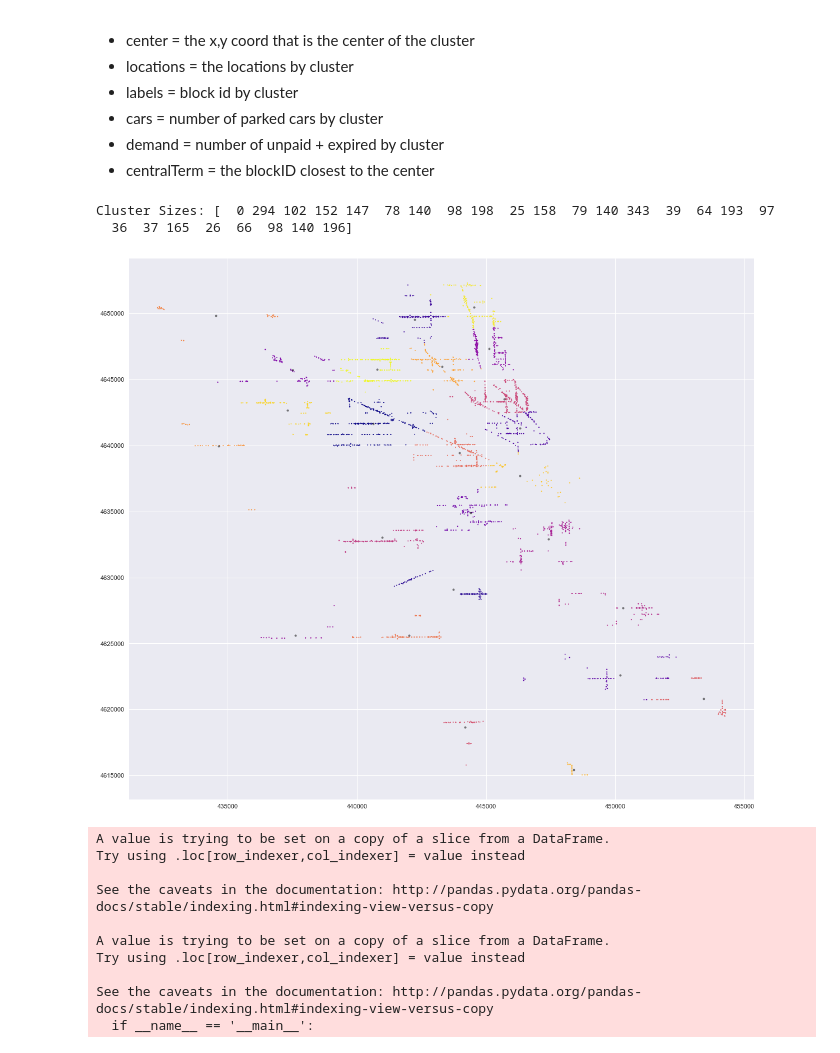
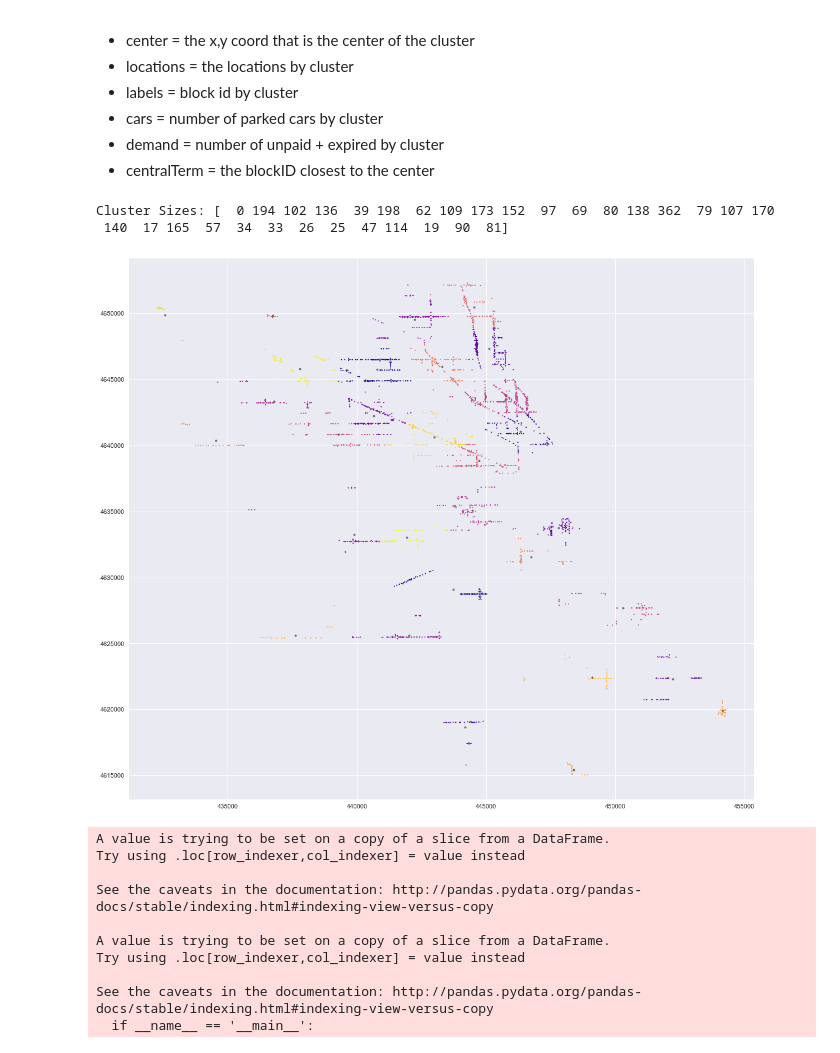
Before and after one commit to jswortz/Google-OR-Example, a Jupyter notebook: CPM Optimization March 2018.ipynb, the cells around one changed output. Saved outputs shown, nothing was run; the diff lists cells and outputs as text; code cells hidden in the pictures.

```diff
--- a/CPM Optimization March 2018.ipynb
+++ b/CPM Optimization March 2018.ipynb
@@ -10,6 +10,7 @@
 ## Data is from March 2017 to March 2018
 # %%
 import csv
+import numpy as np
 demands = []
 labels = []
 locations = []
@@ -18,7 +19,7 @@ limiter = 9999999
 counter = 0
 cars = []
 megaCluster = []
-with open('Routing Data_2_031518_XY_MegaCluster.csv', 'rb') as csvfile:
+with open('3.16.Data.csv', 'rb') as csvfile:
     reader = csv.reader(csvfile, delimiter=',')
     for row in reader:
         if counter < limiter: #this is just a cap to QA the model with fewer locations
@@ -26,13 +27,13 @@ with open('Routing Data_2_031518_XY_MegaCluster.csv', 'rb') as csvfile:
                 firstLine = False
             else:
                 latLong = []
-                latLong.append(float(row[21]))
-                latLong.append(float(row[22]))
+                latLong.append(float(row[23]))
+                latLong.append(float(row[24]))
                 locations.append(latLong)
                 labels.append(row[1])
-                demands.append(float(row[24]))
-                cars.append(float(row[25]))
-                megaCluster.append(int(row[23]))
+                demands.append(float(row[26]))
+                cars.append(float(row[27]))
+                megaCluster.append(int(row[25]))
                 counter+=1
 
 
@@ -172,7 +173,7 @@ fullData = {'locations': locations, 'labels': labels, 'cars': cars, 'demands': d
 fullDS = pd.DataFrame.from_dict(fullData)
 
 
-nClusters = 25
+nClusters = 30
 
 kData ={key: {'center': None, 'locations': None, 'labels' : None, 'cars' : None, 'demand' : None,\
               'centralTerm': None} for key in range(nClusters)}
@@ -199,42 +200,48 @@ plt.scatter(X[:, 0], X[:, 1], c=kPred, s=2, cmap='plasma')
 
 centers = kmeans.cluster_centers_
 plt.scatter(centers[:, 0], centers[:, 1], c='black', s=10, alpha=0.5)
 
 # print np.average(np.bincount(idx))
 closest, _ = pairwise_distances_argmin_min(centers, X)
-centerTerminals = [labels[c] for c in closest]
-kData ={key: {'center': None, 'locations': None, 'labels' : None, 'cars' : None, 'demand' : None,\
-              'centralTerm': None} for key in range(nClusters)}
+centerTerminals = [nonMegaDict['labels'][c] for c in closest]
+# kData ={key: {'center': None, 'locations': None, 'labels' : None, 'cars' : None, 'demand' : None,\
+#               'centralTerm': None} for key in range(nClusters)}
 # kData = {}
 for k in range(nClusters):
     klocations = []
     klabels = []
     kcars = []
     kdemand = []
     for loc, lab, car, dem, kp in zip(nonMegaDict['locations'], nonMegaDict['labels'],\
                                       nonMegaDict['cars'], nonMegaDict['demands'], kPred):
         if kp == k:
             klocations.append(loc)
             klabels.append(lab)
             kcars.append(car)
             kdemand.append(dem)
+
+    kData[k].update({'center': centers[k], 'locations': klocations, 'labels': klabels, \
+                    'cars': kcars, 'demand': kdemand, 'centralTerm': centerTerminals[k]})
 #     print(len(klocations))
-kData.update({nClusters  : {'center':centers[k], 'locations': megaDict['locations'],
-                 'labels': megaDict['labels'], 'cars' : megaData['cars'], 'demand': megaData['demands'],\
-                             'centralTerm' : "LAZ GARAGE"}})
+
+
+stuffThatIsDrivingMeNutsWPython = {'center': [448476.6, 4636929], 'locations': megaDict['locations'], \
+                 'labels': megaDict['labels'], 'cars' : megaDict['cars'], 'demand': megaDict['demands'],\
+                             'centralTerm' : "LAZ GARAGE"}
+kData.update({nClusters  : stuffThatIsDrivingMeNutsWPython})
 
 # kData[0]
 
 #add megacluster
 
 
 cSizes = np.bincount(kPred + 1)
 print("Cluster Sizes: " + str(cSizes))
 # centers
 # %% [output]
-Cluster Sizes: [  0 294 102 152 147  78 140  98 198  25 158  79 140 343  39  64 193  97
-  36  37 165  26  66  98 140 196]
+Cluster Sizes: [  0 194 102 136  39 198  62 109 173 152  97  69  80 138 362  79 107 170
+ 140  17 165  57  34  33  26  25  47 114  19  90  81]
-[figure, old version]
+[figure, new version]
 # %%
 #save cluster data to csv
 import datetime
```
Also changed, not shown: parts of 11 cells of this notebook, 1 other file.
